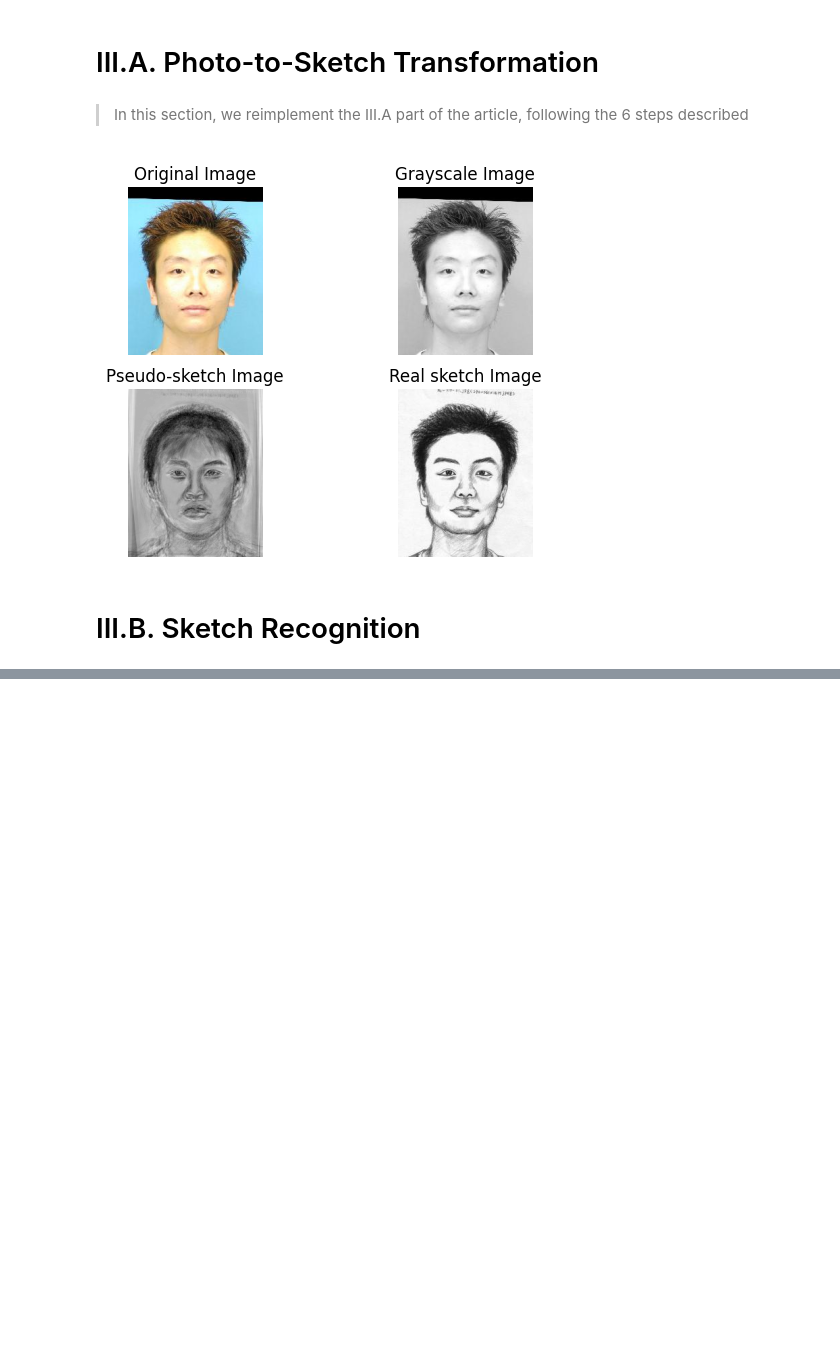
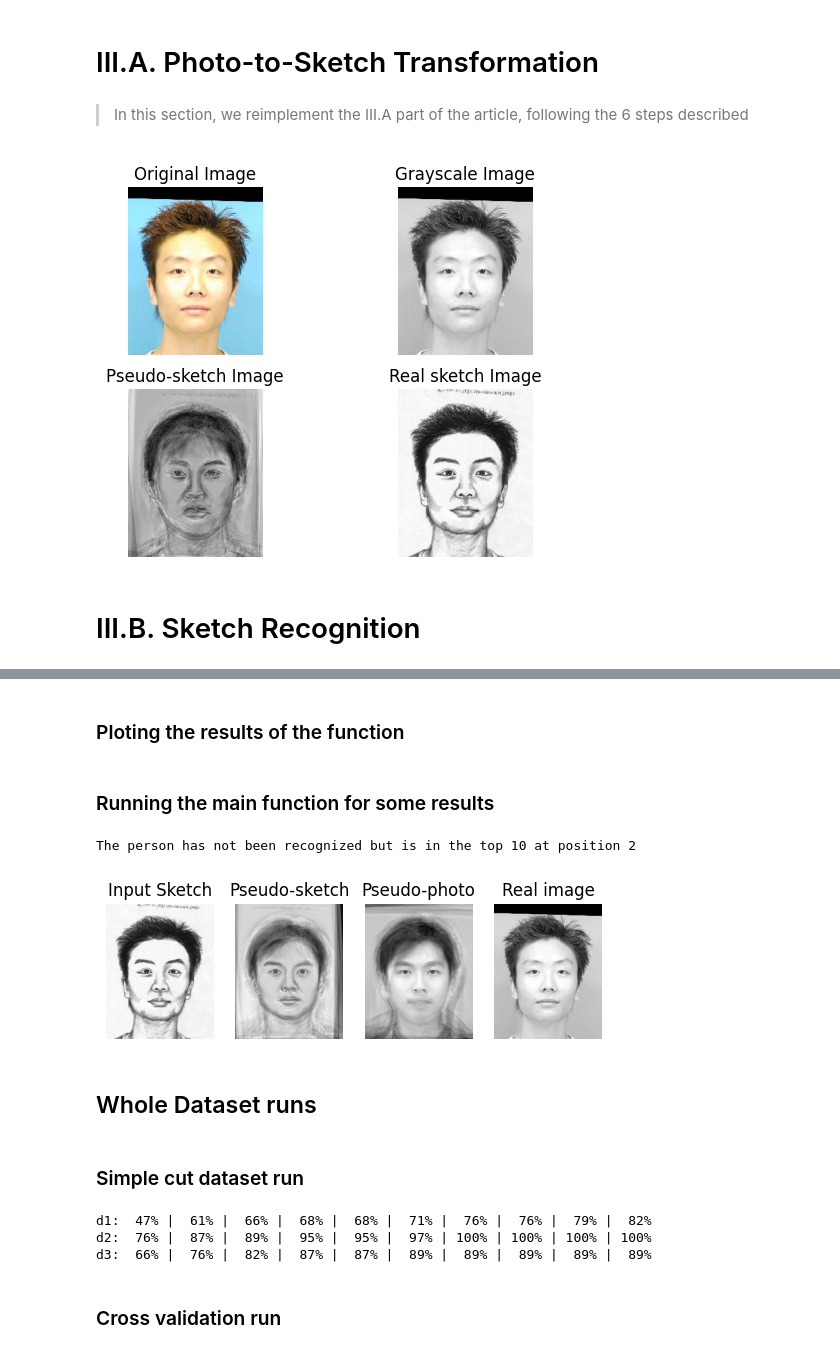
Before and after one commit to Clemflannagahn/INF8801A-Projet, a Jupyter notebook: implementation.ipynb, the cells around one changed output, grey strips where cells are left out. Cells and saved outputs as stored; diff of their text form; code cells hidden in the pictures; blank space fills up the shorter version.

Commit message:
Implementation whole rework done

```diff
--- a/implementation.ipynb
+++ b/implementation.ipynb
@@ -106,7 +115,7 @@ def getData(path : str) -> tuple[np.ndarray, list[str]]:
     """
     Reads the images data in the given path and returns it as a numpy array (each column represent an image)
 
-    Parameterscould not find all required packages: libalpm.so >=14
+    Parameters
     ----------
     path : str
         The path to the directory containing the images data.
@@ -296,7 +312,7 @@ def pseudoSketchTransfo(phototrainingSet : np.ndarray, sketchtrainingSet : np.nd
 # %%
 dataset = Dataset(PHOTO_PATH, SKETCH_PATH, 5)
 
-pseudoSketch = pseudoSketchTransfo(
+pseudo_sk = pseudoSketchTransfo(
     dataset.photo_train_default,
     dataset.sketch_train_default,
     dataset.photo_test_default[0])
@@ -306,7 +322,7 @@ image_name = dataset.photo_names[dataset.test_id[-1][0]]
 plotResults(
     np.array(Image.open(PHOTO_PATH + image_name)),
     dataset.photo_test_default[:,0],
-    pseudoSketch[:,0],
+    pseudo_sk[:,0],
     image_name,
     SKETCH_PATH)
 # %% [output]
@@ -754,4 +331,0 @@ print(tops[2])
-# %%
-dataset = Dataset(PHOTO_PATH, SKETCH_PATH, 5)
-TOP_K = 10
-results = run_cross_validation(dataset, TOP_K)
@@ -786,0 +621,2 @@ print(results_eig.top_k(10)[0])
+# %% [markdown]
+### Ploting the results of the function
@@ -786,0 +658,21 @@ print(results_eig.top_k(10)[0])
+# %% [markdown]
+### Running the main function for some results
+# %%
+# Choose between the AI implementation and the article implementation
+ARTICLE_IMPLEMENTATION = True
+
+if ARTICLE_IMPLEMENTATION:
+    result = sketch_recognition(dataset, 0, RunMode.DEFAULT)
+else:
+    data_ai = DataAI(dataset, MODEL_PATH)
+    result = sketch_recognition(dataset, 0, RunMode.AI, data_ai=data_ai)
+# %%
+if ARTICLE_IMPLEMENTATION:
+    plot_sk_recognition(dataset, 0, result)
+else:
+    data_ai.plot_sk_recognition(0, result)
+# %% [output]
+The person has not been recognized but is in the top 10 at position 2
+[figure, added]
+# %% [markdown]
+## Whole Dataset runs
@@ -786,0 +682,15 @@ print(results_eig.top_k(10)[0])
+# %% [markdown]
+### Simple cut dataset run
+# %%
+dataset = Dataset(PHOTO_PATH, SKETCH_PATH, 5)
+result = sketch_recognition(dataset, 0)
+tops = result.top_k(10)
+print(f"d1: {format_top(tops[0])}")
+print(f"d2: {format_top(tops[1])}")
+print(f"d3: {format_top(tops[2])}")
+# %% [output]
+d1:  47% |  61% |  66% |  68% |  68% |  71% |  76% |  76% |  79% |  82%
+d2:  76% |  87% |  89% |  95% |  95% |  97% | 100% | 100% | 100% | 100%
+d3:  66% |  76% |  82% |  87% |  87% |  89% |  89% |  89% |  89% |  89%
+# %% [markdown]
+### Cross validation run
```
Also changed, not shown: parts of 38 cells of this notebook.
